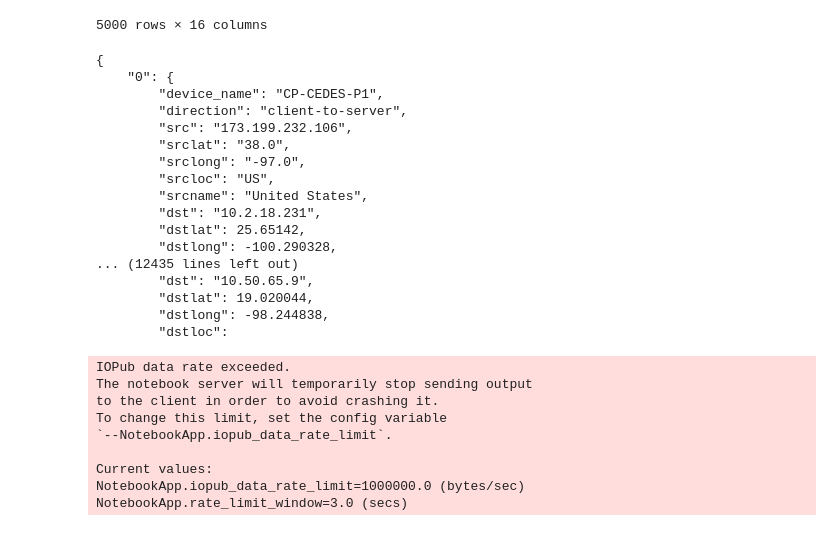
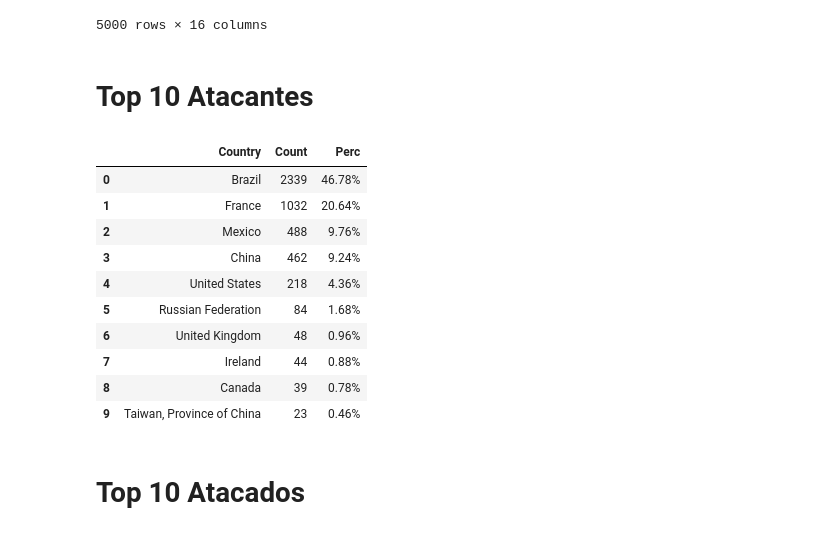
Before and after one commit to felipedbene/pewpew, a Jupyter notebook: Notebook/New_Parser.ipynb, the cells around one changed output. Cells and saved outputs as stored; diff of their text form; code cells hidden in the pictures.

```diff
--- a/Notebook/New_Parser.ipynb
+++ b/Notebook/New_Parser.ipynb
@@ -184,32 +185,3 @@ df
 5000 rows × 16 columns
 # %%
 df.to_json(os.path.expanduser('~/NorsePi/XML/_LastHour.json'),orient='index')
-# %%
-cat ~/NorsePi/XML/_LastHour.json | python -m json.tool
-# %% [output]
-{
-    "0": {
-        "device_name": "CP-CEDES-P1",
-        "direction": "client-to-server",
-        "src": "173.199.232.106",
-        "srclat": "38.0",
-        "srclong": "-97.0",
-        "srcloc": "US",
-        "srcname": "United States",
-        "dst": "10.2.18.231",
-        "dstlat": 25.65142,
-        "dstlong": -100.290328,
-... (12435 lines left out)
-        "dst": "10.50.65.9",
-        "dstlat": 19.020044,
-        "dstlong": -98.244838,
-        "dstloc":
-IOPub data rate exceeded.
-The notebook server will temporarily stop sending output
-to the client in order to avoid crashing it.
-To change this limit, set the config variable
-`--NotebookApp.iopub_data_rate_limit`.
-
-Current values:
-NotebookApp.iopub_data_rate_limit=1000000.0 (bytes/sec)
-NotebookApp.rate_limit_window=3.0 (secs)
@@ -215,0 +190,36 @@ NotebookApp.rate_limit_window=3.0 (secs)
+# %% [markdown]
+# Top 10 Atacantes
+# %%
+a = dict()
+for i in df.srcname.unique():
+    a[i] = df[df.srcname == i].count()[0]
+
+a = pd.DataFrame.from_dict(a,orient='index').sort_values([0],ascending=False).head(10)
+
+a.reset_index(inplace=True)
+
+a.rename(index=str, columns={"index": "Country", 0: "Count"},inplace=True)
+
+def perc(i):
+    i = int(i)
+    return str(int(i*10000/len(df))/100)+'%'
+
+a['Perc']=a['Count'].map(perc)
+
+a.to_json(os.path.expanduser('~/NorsePi/XML/TopCountries.json'),orient='index')
+# %%
+a
+# %% [output]
+|  | Country | Count | Perc |
+| 0 | Brazil | 2339 | 46.78% |
+| 1 | France | 1032 | 20.64% |
+| 2 | Mexico | 488 | 9.76% |
+| 3 | China | 462 | 9.24% |
+| 4 | United States | 218 | 4.36% |
+| 5 | Russian Federation | 84 | 1.68% |
+| 6 | United Kingdom | 48 | 0.96% |
+| 7 | Ireland | 44 | 0.88% |
+| 8 | Canada | 39 | 0.78% |
+| 9 | Taiwan, Province of China | 23 | 0.46% |
+# %% [markdown]
+# Top 10 Atacados
```
Also changed, not shown: parts of 12 cells of this notebook, 3 other files.
